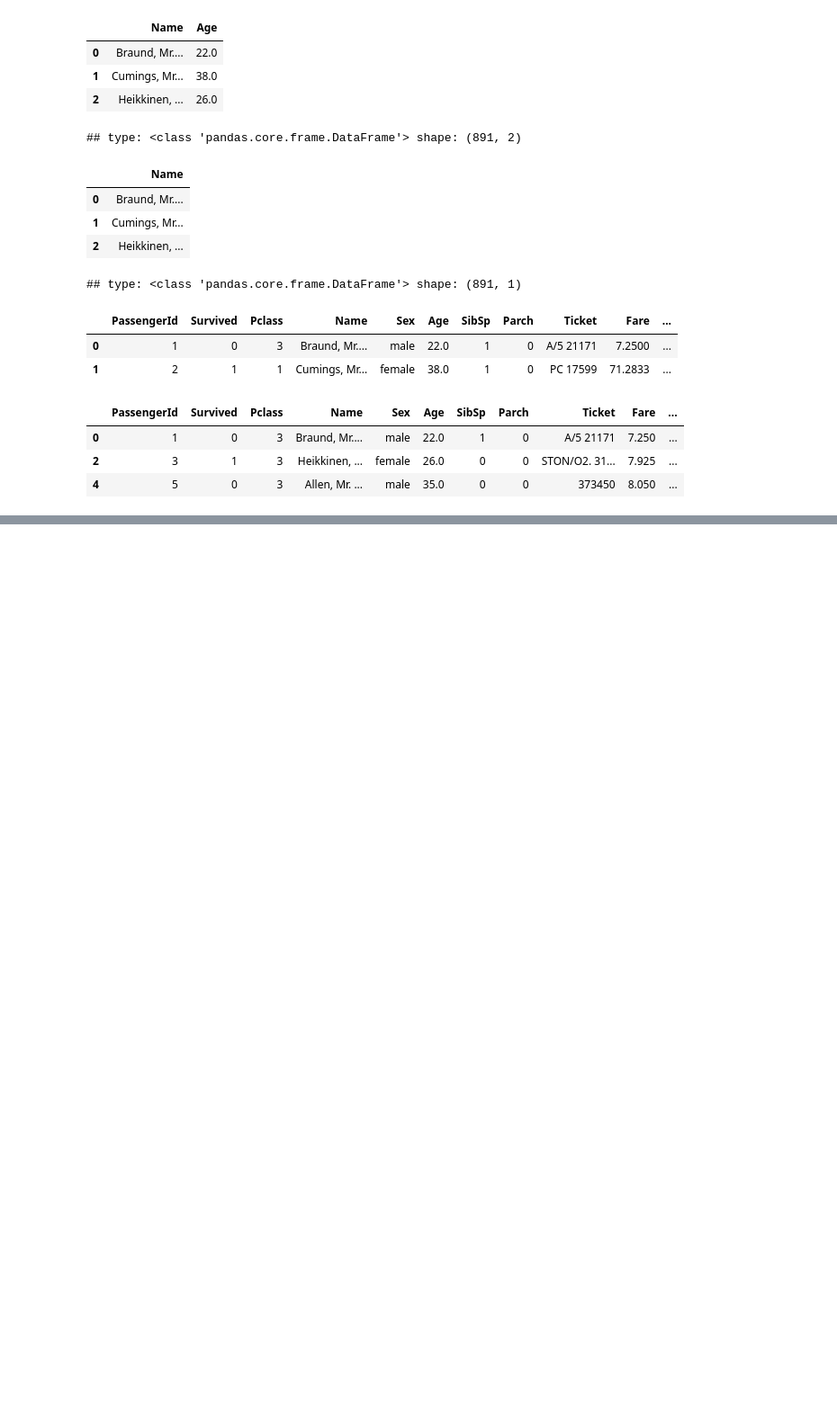
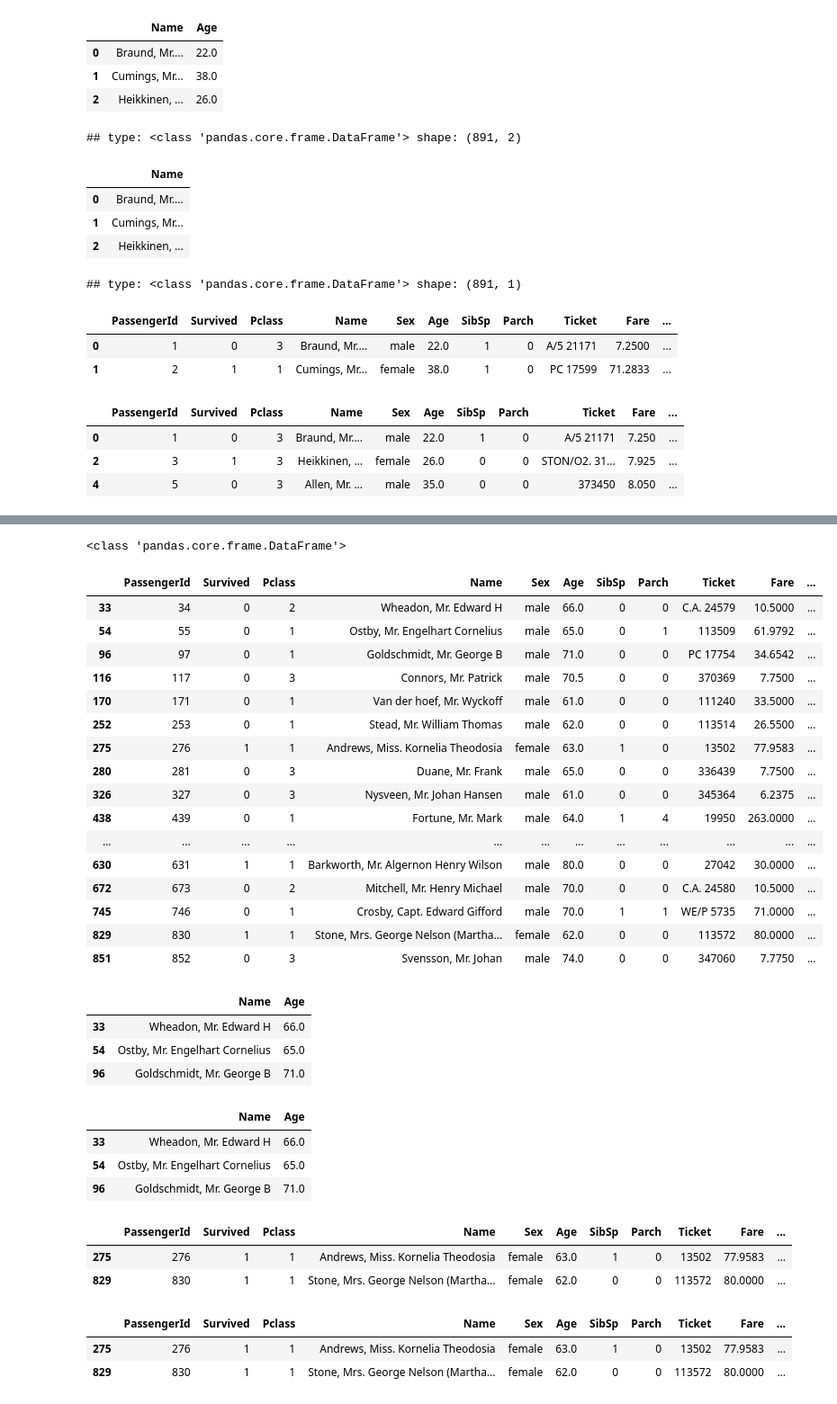
Before and after one commit to leedaehan-kev/ML-python, a Jupyter notebook: section1-python/section1-5-pandas.ipynb, the cells around one changed output, grey strips where cells are left out. Shown: that part at 90% size. Drawn from its saved outputs; the diff is of its cells as text; code cells hidden in the pictures; blank space fills up the shorter version.

```diff
--- a/section1-python/section1-5-pandas.ipynb
+++ b/section1-python/section1-5-pandas.ipynb
@@ -604,0 +706,54 @@ titanic_df[ titanic_df['Pclass'] == 3].head(3)
+# %%
+pd.set_option('display.max_colwidth', 200)
+titanic_df = pd.read_csv('titanic_train.csv')
+titanic_boolean = titanic_df[titanic_df['Age'] > 60]
+print(type(titanic_boolean))
+titanic_boolean
+# %% [output]
+<class 'pandas.core.frame.DataFrame'>
+|  | PassengerId | Survived | Pclass | Name | Sex | Age | SibSp | Parch | Ticket | Fare | ... |
+| 33 | 34 | 0 | 2 | Wheadon, Mr. Edward H | male | 66.0 | 0 | 0 | C.A. 24579 | 10.5000 | ... |
+| 54 | 55 | 0 | 1 | Ostby, Mr. Engelhart Cornelius | male | 65.0 | 0 | 1 | 113509 | 61.9792 | ... |
+| 96 | 97 | 0 | 1 | Goldschmidt, Mr. George B | male | 71.0 | 0 | 0 | PC 17754 | 34.6542 | ... |
+| 116 | 117 | 0 | 3 | Connors, Mr. Patrick | male | 70.5 | 0 | 0 | 370369 | 7.7500 | ... |
+| 170 | 171 | 0 | 1 | Van der hoef, Mr. Wyckoff | male | 61.0 | 0 | 0 | 111240 | 33.5000 | ... |
+| 252 | 253 | 0 | 1 | Stead, Mr. William Thomas | male | 62.0 | 0 | 0 | 113514 | 26.5500 | ... |
+| 275 | 276 | 1 | 1 | Andrews, Miss. Kornelia Theodosia | female | 63.0 | 1 | 0 | 13502 | 77.9583 | ... |
+| 280 | 281 | 0 | 3 | Duane, Mr. Frank | male | 65.0 | 0 | 0 | 336439 | 7.7500 | ... |
+| 326 | 327 | 0 | 3 | Nysveen, Mr. Johan Hansen | male | 61.0 | 0 | 0 | 345364 | 6.2375 | ... |
+| 438 | 439 | 0 | 1 | Fortune, Mr. Mark | male | 64.0 | 1 | 4 | 19950 | 263.0000 | ... |
+| ... | ... | ... | ... | ... | ... | ... | ... | ... | ... | ... | ... |
+| 630 | 631 | 1 | 1 | Barkworth, Mr. Algernon Henry Wilson | male | 80.0 | 0 | 0 | 27042 | 30.0000 | ... |
+| 672 | 673 | 0 | 2 | Mitchell, Mr. Henry Michael | male | 70.0 | 0 | 0 | C.A. 24580 | 10.5000 | ... |
+| 745 | 746 | 0 | 1 | Crosby, Capt. Edward Gifford | male | 70.0 | 1 | 1 | WE/P 5735 | 71.0000 | ... |
+| 829 | 830 | 1 | 1 | Stone, Mrs. George Nelson (Martha... | female | 62.0 | 0 | 0 | 113572 | 80.0000 | ... |
+| 851 | 852 | 0 | 3 | Svensson, Mr. Johan | male | 74.0 | 0 | 0 | 347060 | 7.7750 | ... |
+# %%
+titanic_df[titanic_df['Age']>60][['Name','Age']].head(3)
+# %% [output]
+|  | Name | Age |
+| 33 | Wheadon, Mr. Edward H | 66.0 |
+| 54 | Ostby, Mr. Engelhart Cornelius | 65.0 |
+| 96 | Goldschmidt, Mr. George B | 71.0 |
+# %%
+titanic_df.loc[titanic_df['Age']>60,['Name','Age']].head(3)
+# %% [output]
+|  | Name | Age |
+| 33 | Wheadon, Mr. Edward H | 66.0 |
+| 54 | Ostby, Mr. Engelhart Cornelius | 65.0 |
+| 96 | Goldschmidt, Mr. George B | 71.0 |
+# %%
+titanic_df[ (titanic_df['Age'] > 60) & (titanic_df['Pclass']==1) & (titanic_df['Sex']=='female')]
+# %% [output]
+|  | PassengerId | Survived | Pclass | Name | Sex | Age | SibSp | Parch | Ticket | Fare | ... |
+| 275 | 276 | 1 | 1 | Andrews, Miss. Kornelia Theodosia | female | 63.0 | 1 | 0 | 13502 | 77.9583 | ... |
+| 829 | 830 | 1 | 1 | Stone, Mrs. George Nelson (Martha... | female | 62.0 | 0 | 0 | 113572 | 80.0000 | ... |
+# %%
+cond1 = titanic_df['Age'] > 60
+cond2 = titanic_df['Pclass']==1
+cond3 = titanic_df['Sex']=='female'
+titanic_df[ cond1 & cond2 & cond3]
+# %% [output]
+|  | PassengerId | Survived | Pclass | Name | Sex | Age | SibSp | Parch | Ticket | Fare | ... |
+| 275 | 276 | 1 | 1 | Andrews, Miss. Kornelia Theodosia | female | 63.0 | 1 | 0 | 13502 | 77.9583 | ... |
+| 829 | 830 | 1 | 1 | Stone, Mrs. George Nelson (Martha... | female | 62.0 | 0 | 0 | 113572 | 80.0000 | ... |
```
Also changed, not shown: parts of 7 cells of this notebook.
